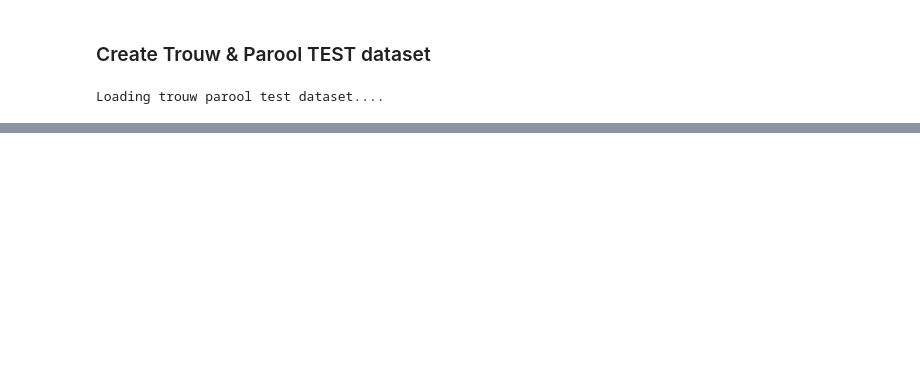
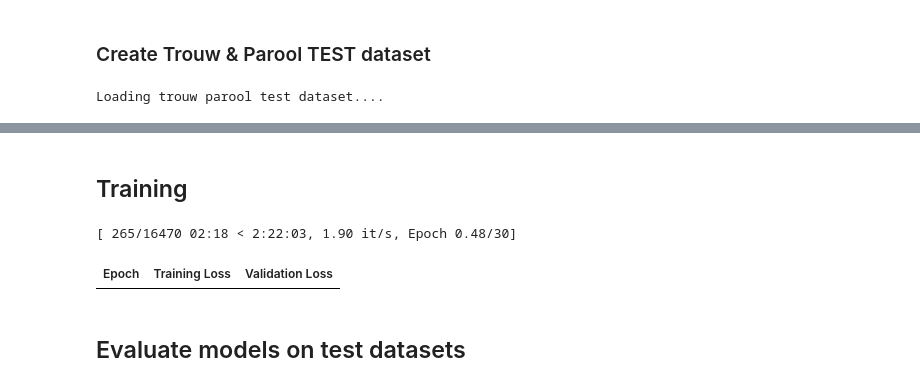
Before and after one commit to nielsbijl/BookReviewsThesis, a Jupyter notebook: notebooks/NER_model_pytorch_dutch_custom_loss.ipynb, the cells around one changed output, grey strips where cells are left out. Cells and saved outputs as stored; diff of their text form; code cells hidden in the pictures; blank space fills up the shorter version.

```diff
--- a/NER_model_LSTM-CRF.ipynb
+++ b/notebooks/NER_model_pytorch_dutch_custom_loss.ipynb
@@ -518,0 +327,9 @@ evaluate(model, trouw_parool_test_dataloader)
+# %%
+# Initialize data collator for token classification
+data_collator = DataCollatorForTokenClassification(tokenizer)
+# %%
+# Load the pre-trained model for token classification
+model = AutoModelForTokenClassification.from_pretrained(
+    model_checkpoint, num_labels=2, ignore_mismatched_sizes=True
+)
+model.config.id2label = {0: 'NO_BOOK', 1: 'BOOK'}
@@ -518,0 +448,33 @@ evaluate(model, trouw_parool_test_dataloader)
+# %% [markdown]
+## Training
+# %%
+# Set up training arguments and create a custom trainer instance
+training_args = TrainingArguments(
+    output_dir="test_model",
+    learning_rate=2e-5,
+    per_device_train_batch_size=16,
+    per_device_eval_batch_size=16,
+    num_train_epochs=30,
+    weight_decay=0.01,
+    evaluation_strategy="epoch",
+    save_strategy="epoch",
+    save_total_limit=1,
+    load_best_model_at_end=True,
+    metric_for_best_model='macro_f1',
+    greater_is_better=True,
+    fp16=True,  # Enable mixed precision training (trains faster and decreases gpu memory)
+    dataloader_pin_memory=True,  # Pin memory in dataloader (trains faster and decreases gpu memory)
+    push_to_hub=False
+
+)
+
+# Create a custom Trainer instance
+trainer = MyTrainer(
+    model=model,
+    args=training_args,
+    train_dataset=lc_tokenized_dataset_train,
+    eval_dataset=lc_tokenized_dataset_val,
+    tokenizer=tokenizer,
+    data_collator=data_collator,
+    compute_metrics=compute_metrics,
+)
@@ -518,0 +486,6 @@ evaluate(model, trouw_parool_test_dataloader)
+# %%
+# Train the model using the custom trainer
+trainer.train()
+# %% [output]
+[ 265/16470 02:18 < 2:22:03, 1.90 it/s, Epoch 0.48/30]
+| Epoch | Training Loss | Validation Loss |
@@ -518,0 +495,2 @@ evaluate(model, trouw_parool_test_dataloader)
+# %% [markdown]
+## Evaluate models on test datasets
```
Also changed, not shown: parts of 110 cells of this notebook, 11 other files.
